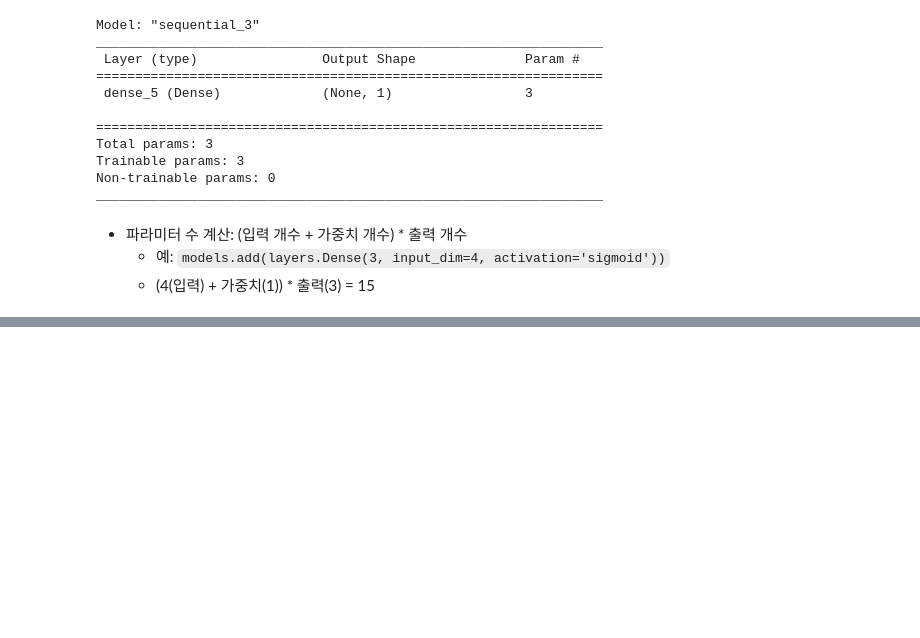
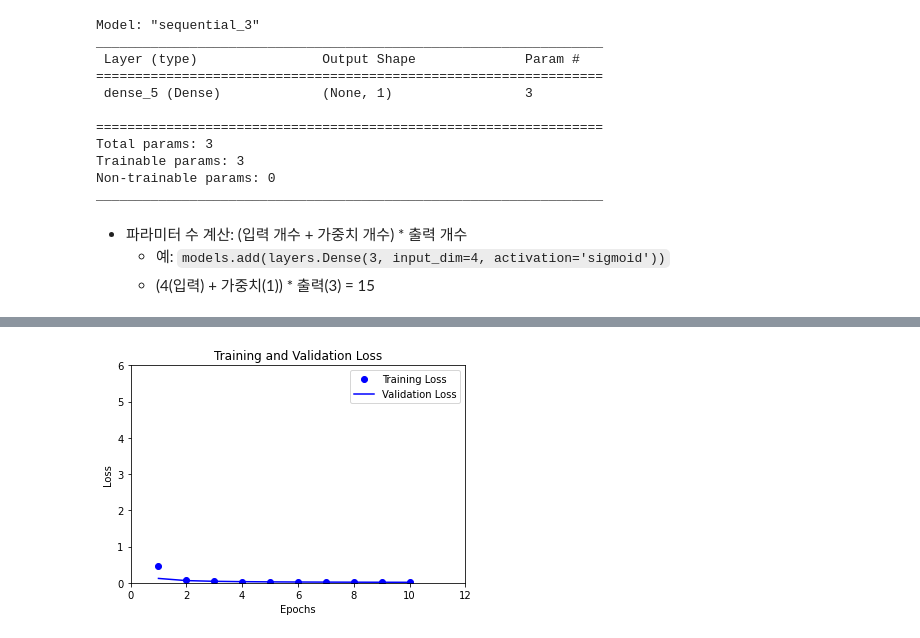
Before and after one commit to swleexz/TIL, a Jupyter notebook: 01_bigdata_ai_via_python/09_deep_learning.ipynb, the cells around one changed output, grey strips where cells are left out. Drawn from its saved outputs; the diff is of its cells as text; code cells hidden in the pictures; blank space fills up the shorter version.

```diff
--- a/01_bigdata_ai_via_python/09_deep_learning.ipynb
+++ b/01_bigdata_ai_via_python/09_deep_learning.ipynb
@@ -260,0 +622,7 @@ print(pred)
+# %%
+X_train, X_test, y_train, y_test = train_test_split(data, labels, test_size=0.2)
+
+X_val = X_train[:1000]
+X_train = X_train[1000:]
+y_val = y_train[:1000]
+y_train = y_train[1000:]
@@ -260,0 +632,4 @@ print(pred)
+# %%
+model = models.Sequential([
+    layers.Dense(1, input_dim=2, activation='sigmoid')
+])
@@ -260,0 +650,4 @@ print(pred)
+# %%
+model.compile(optimizer='SGD', loss='binary_crossentropy', metrics=['accuracy'])
+# %%
+history = model.fit(X_train, y_train, epochs=10, batch_size=100, validation_data=(X_val, y_val))
@@ -260,0 +683,16 @@ print(pred)
+# %%
+history_dict = history.history
+loss = history_dict['loss']
+val_loss = history_dict['val_loss']
+epochs = range(1, len(loss) + 1)
+
+plt.plot(epochs, loss, 'bo', label='Training Loss')
+plt.plot(epochs, val_loss, 'b', label='Validation Loss')
+plt.title('Training and Validation Loss')
+plt.axis([0, 12, 0.0, 6.0])
+plt.xlabel('Epochs')
+plt.ylabel('Loss')
+plt.legend()
+plt.show()
+# %% [output]
+[figure, added]
```
Also changed, not shown: parts of 69 cells of this notebook.
